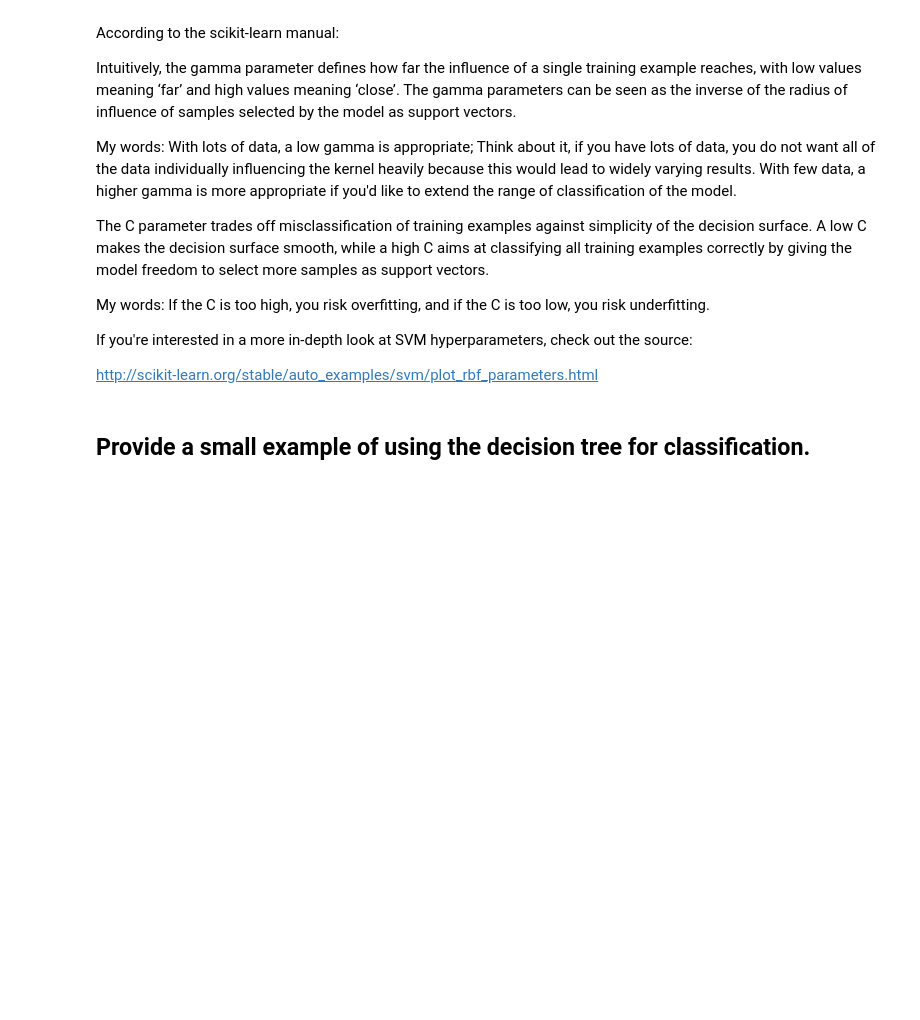
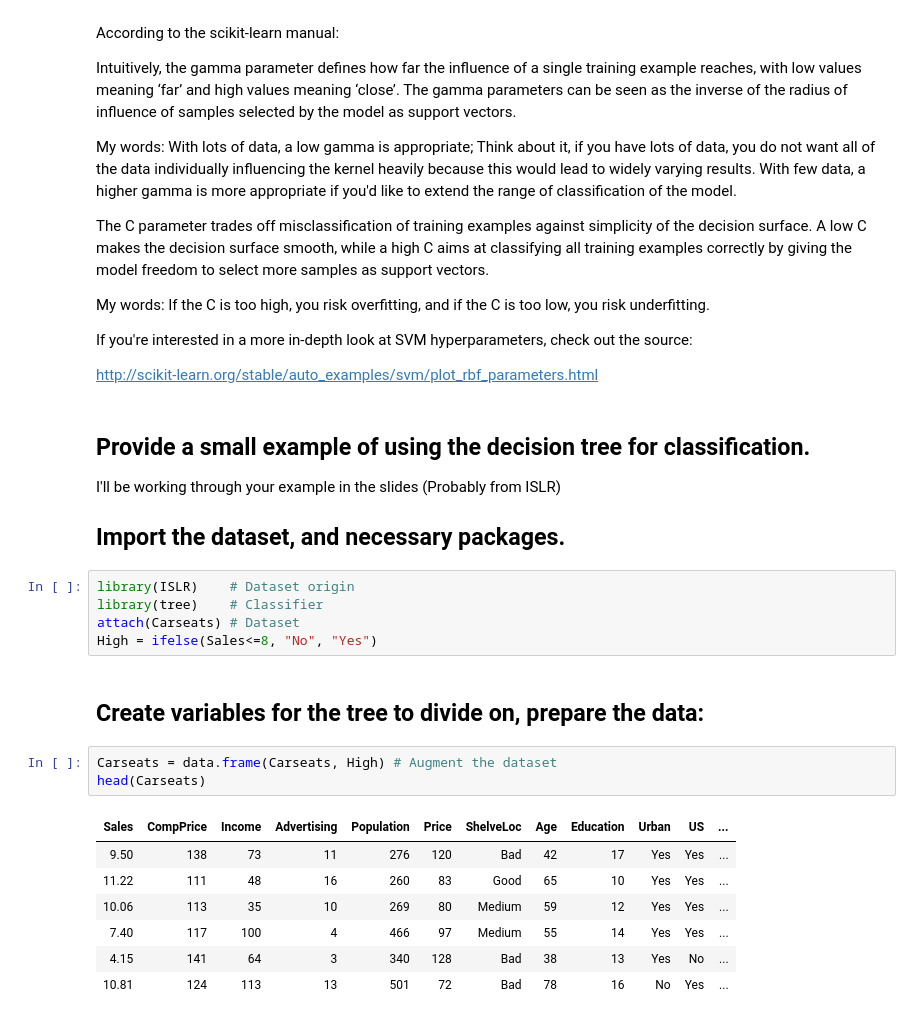
Before and after one commit to Hanel32/Data_Mining_Text_Analysis, a Jupyter notebook: Data Science Midterm Review.ipynb, the cells around one changed output. Drawn from its saved outputs; the diff is of its cells as text; blank space fills up the shorter version.

```diff
--- a/Data Science Midterm Review.ipynb
+++ b/Data Science Midterm Review.ipynb
@@ -118,3 +118,26 @@ http://scikit-learn.org/stable/auto_examples/svm/plot_rbf_parameters.html
 # %% [markdown]
 Provide a small example of using the decision tree for classification.
 ----
+I'll be working through your example in the slides (Probably from ISLR)
+
+Import the dataset, and necessary packages.
+----
+# %%
+library(ISLR)    # Dataset origin
+library(tree)    # Classifier
+attach(Carseats) # Dataset
+High = ifelse(Sales<=8, "No", "Yes")
+# %% [markdown]
+Create variables for the tree to divide on, prepare the data:
+----
+# %%
+Carseats = data.frame(Carseats, High) # Augment the dataset
+head(Carseats)
+# %% [output]
+| Sales | CompPrice | Income | Advertising | Population | Price | ShelveLoc | Age | Education | Urban | US | ... |
+| 9.50 | 138 | 73 | 11 | 276 | 120 | Bad | 42 | 17 | Yes | Yes | ... |
+| 11.22 | 111 | 48 | 16 | 260 | 83 | Good | 65 | 10 | Yes | Yes | ... |
+| 10.06 | 113 | 35 | 10 | 269 | 80 | Medium | 59 | 12 | Yes | Yes | ... |
+| 7.40 | 117 | 100 | 4 | 466 | 97 | Medium | 55 | 14 | Yes | Yes | ... |
+| 4.15 | 141 | 64 | 3 | 340 | 128 | Bad | 38 | 13 | Yes | No | ... |
+| 10.81 | 124 | 113 | 13 | 501 | 72 | Bad | 78 | 16 | No | Yes | ... |
```
Also changed, not shown: parts of 12 cells of this notebook.
